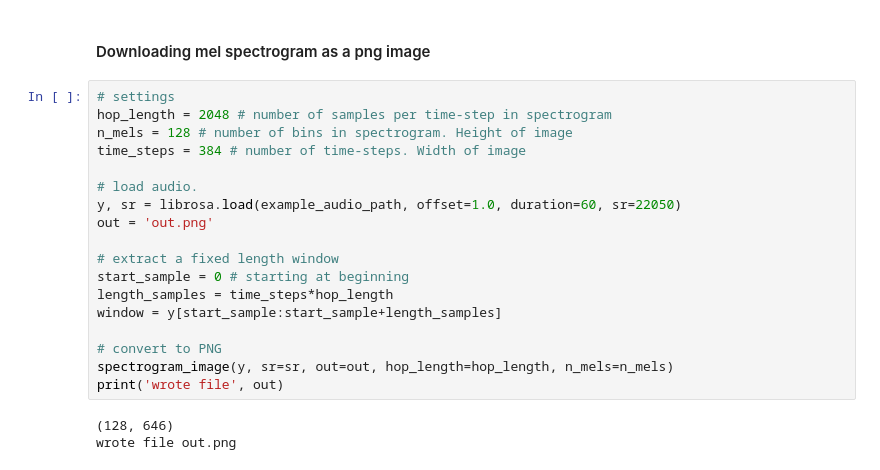
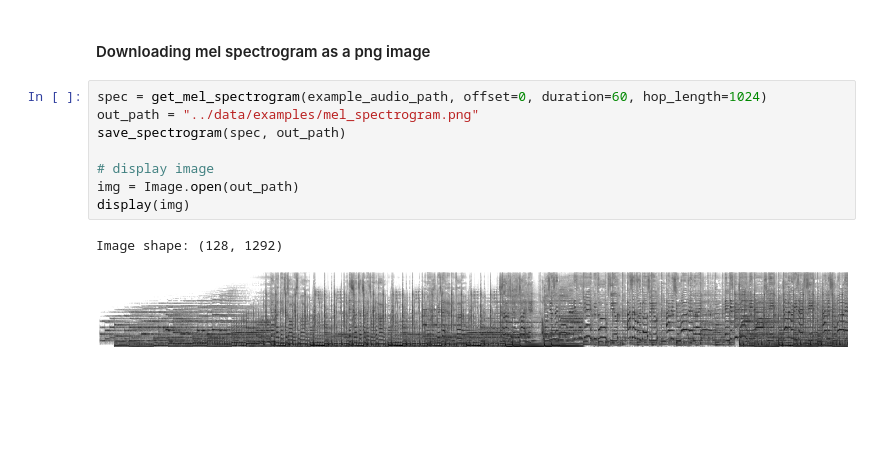
Before and after one commit to omersideman/ai-project, a Jupyter notebook: notebooks/data_processing_cnn.ipynb, the cells around one changed output. Cells and saved outputs as stored; diff of their text form; blank space fills up the shorter version.

Commit message:
saved spectrograms

```diff
--- a/notebooks/data_processing_cnn.ipynb
+++ b/notebooks/data_processing_cnn.ipynb
@@ -74,24 +74,14 @@ Mel Spectrogram shape: (128, 646)
 [figure]
 # %% [markdown]
 #### Downloading mel spectrogram as a png image
-# %%
-# settings
-hop_length = 2048 # number of samples per time-step in spectrogram
-n_mels = 128 # number of bins in spectrogram. Height of image
-time_steps = 384 # number of time-steps. Width of image
-
-# load audio.
-y, sr = librosa.load(example_audio_path, offset=1.0, duration=60, sr=22050)
-out = 'out.png'
-
-# extract a fixed length window
-start_sample = 0 # starting at beginning
-length_samples = time_steps*hop_length
-window = y[start_sample:start_sample+length_samples]
-
-# convert to PNG
-spectrogram_image(y, sr=sr, out=out, hop_length=hop_length, n_mels=n_mels)
-print('wrote file', out)
-# %% [output]
-(128, 646)
-wrote file out.png
+# %%
+spec = get_mel_spectrogram(example_audio_path, offset=0, duration=60, hop_length=1024)
+out_path = "../data/examples/mel_spectrogram.png"
+save_spectrogram(spec, out_path)
+
+# display image
+img = Image.open(out_path)
+display(img)
+# %% [output]
+Image shape: (128, 1292)
+[figure, added]
```
Also changed, not shown: parts of 10 cells of this notebook, 6 other files.
